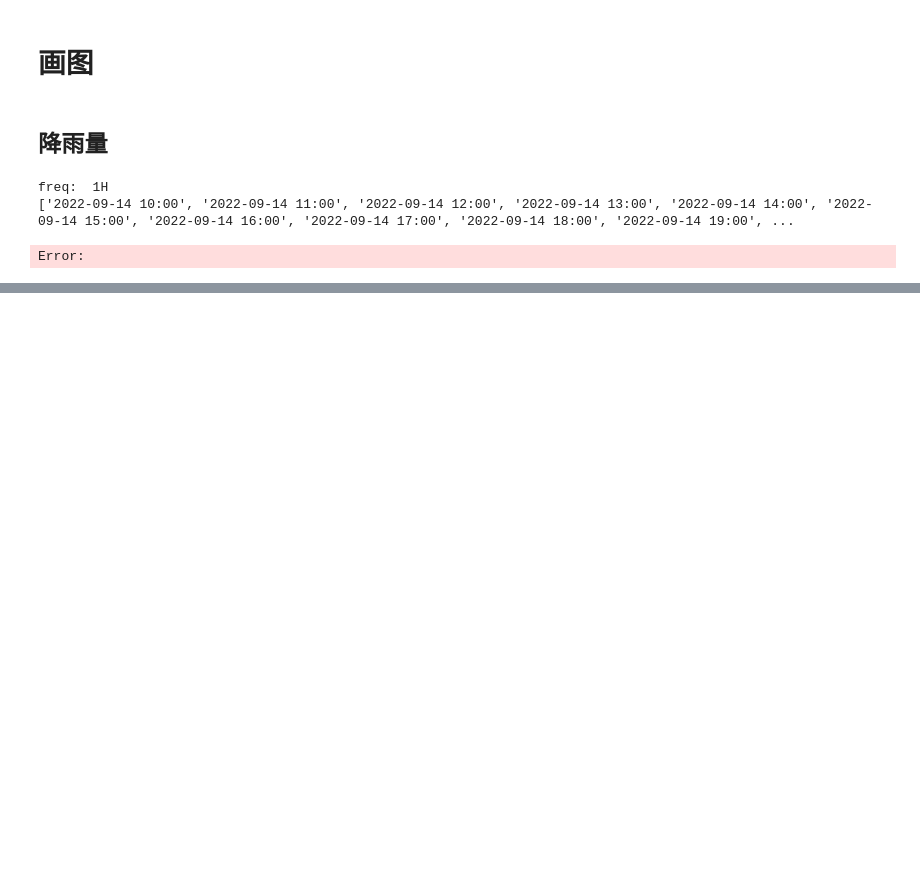
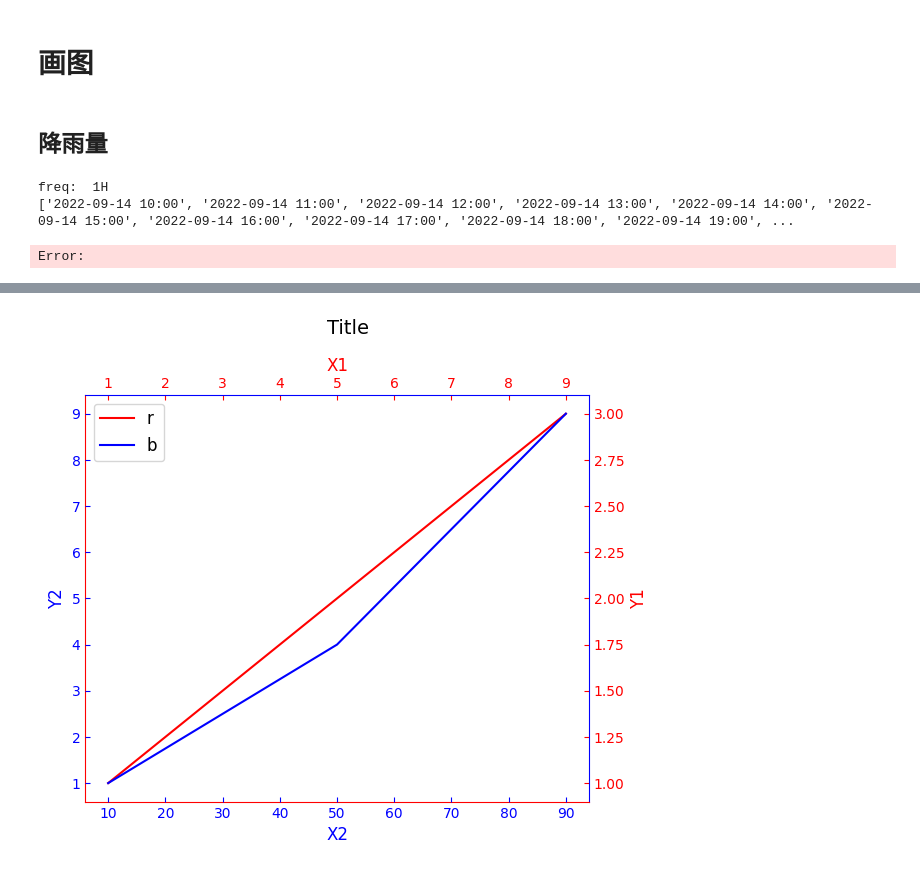
Before and after one commit to holmescao/sponge_city, a Jupyter notebook: debug.ipynb, the cells around one changed output, grey strips where cells are left out. Drawn from its saved outputs; the diff is of its cells as text; code cells hidden in the pictures; blank space fills up the shorter version.

```diff
--- a/debug.ipynb
+++ b/debug.ipynb
@@ -427,0 +481,71 @@ Error:
+# %%
+"""
+使用plt，通过fig.add_subplot方式将两对坐标系叠加在一个fig上实现双X轴双Y轴效果。
+所有调整均可完美实现，推荐该方式
+"""
+import matplotlib.pyplot as plt
+import numpy as np
+
+"""生成数据并设置绘图参数"""
+x = np.arange(1, 12, 4)
+y = np.arange(1, 4, 1)
+x2=x*10
+y2=y**2
+# 设置两种绘图颜色
+c1='r'
+c2='b'
+# 设置字体大小
+fontsize=12
+# 设置画布大小
+width,height=16,14 # 单位为cm；因为保存图片时使用 bbox_inches = 'tight' 可能使图片尺寸略微放大，所以此处宽度设置得略小
+# 设置刻度线在坐标轴内
+plt.rcParams['xtick.direction'] = 'in'
+plt.rcParams['ytick.direction'] = 'in'
+"""绘图"""
+lns=[] # 用于存储绘图句柄以合并图例的list
+# 创建画布并设置大小
+fig=plt.figure()
+fig.set_size_inches(width/2.54, height/2.54) # 因为画布输入大小为厘米，此处需转换为英寸，所以除以2.54
+# 通过 add_subplot 方式创建两个坐标轴，相当于在同一个子图上叠加了两对坐标系
+ax=fig.add_subplot(111, label="1")
+ax2=fig.add_subplot(111, label="2", frame_on=False)
+# 绘制图1并将绘图句柄返回，以便添加合并图例
+lns1=ax.plot(x,y,color=c1,label=c1)
+lns=lns1
+lns2=ax2.plot(x2,y2, color=c2,label=c2)
+lns+=lns2
+"""图形美化"""
+# 调整第二对坐标轴的label和tick位置，以实现双X轴双Y轴效果
+ax.xaxis.tick_top()
+ax.yaxis.tick_right()
+ax.xaxis.set_label_position('top')
+ax.yaxis.set_label_position('right')
+
+ax2.xaxis.tick_bottom()
+ax2.yaxis.tick_left()
+ax2.xaxis.set_label_position('bottom')
+ax2.yaxis.set_label_position('left')
+# 设置坐标轴标注
+ax.set_xlabel("X1", color=c1,fontsize=fontsize)
+ax.set_ylabel("Y1", color=c1,fontsize=fontsize)
+ax2.set_xlabel('X2', color=c2,fontsize=fontsize)
+ax2.set_ylabel('Y2', color=c2,fontsize=fontsize)
+# 设置图表标题
+fig.suptitle("Title",fontsize=fontsize+2)
+# 设置坐标轴刻度颜色
+ax.tick_params(axis='x', colors=c1)
+ax.tick_params(axis='y', colors=c1)
+ax2.tick_params(axis='x', colors=c2)
+ax2.tick_params(axis='y', colors=c2)
+# 设置坐标轴线颜色
+ax.spines["left"].set_color("r") # 修改左侧颜色
+ax.spines["right"].set_color("b") # 修改右侧颜色
+ax.spines["top"].set_color("b") # 修改上边颜色
+ax.spines["bottom"].set_color("r") # 修改下边颜色
+# 添加图例
+labs = [l.get_label() for l in lns]
+ax.legend(lns, labs, loc=0,fontsize=fontsize)
+plt.tight_layout()
+plt.show()
+# %% [output]
+[figure, added]
```
Also changed, not shown: parts of 5 cells of this notebook, 27 other files.
